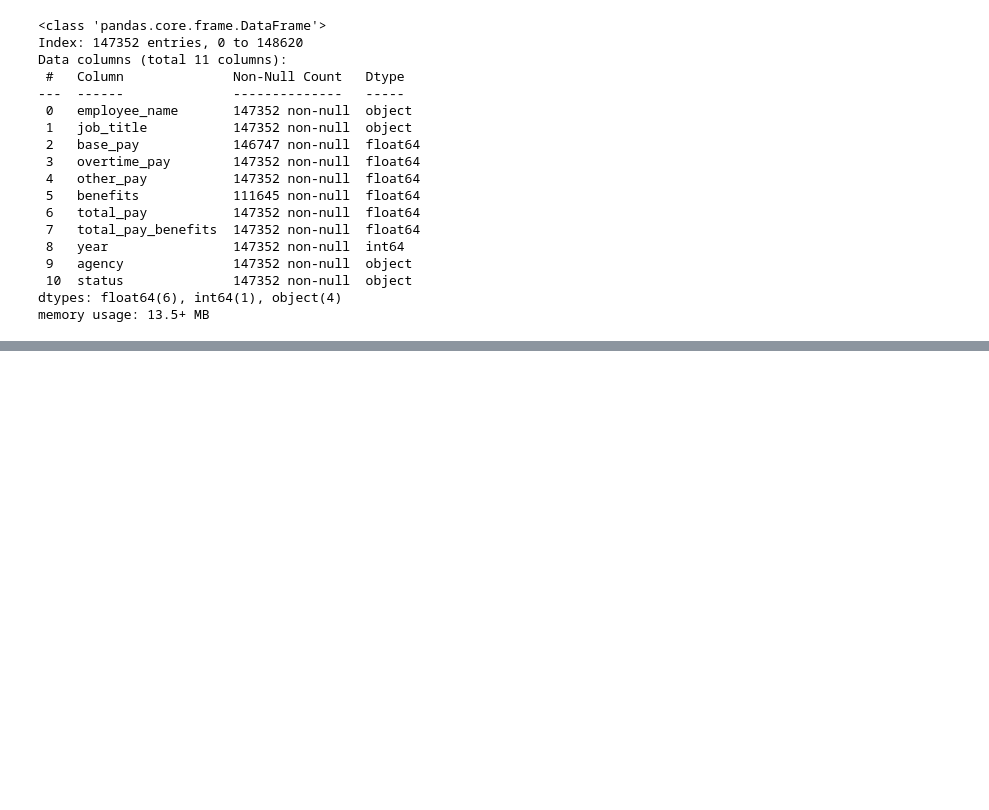
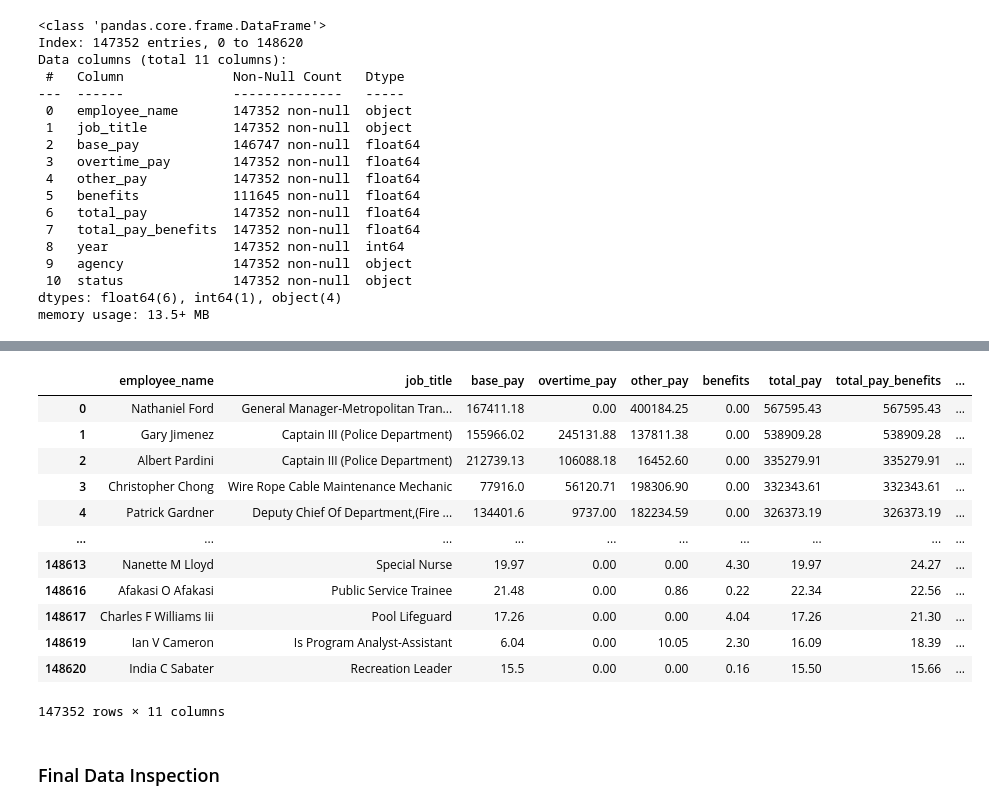
Before and after one commit to leiandrei/Salaries-Dataset-Cleaning-and-Aggregation, a Jupyter notebook: notebooks/analysis.ipynb, the cells around one changed output, grey strips where cells are left out. Cells and saved outputs as stored; diff of their text form; code cells hidden in the pictures; blank space fills up the shorter version.

```diff
--- a/notebooks/analysis.ipynb
+++ b/notebooks/analysis.ipynb
@@ -275,2 +265,24 @@ See the caveats in the documentation: https://pandas.pydata.org/pandas-docs/stab
 | 148620 | India C Sabater | Recreation Leader | 15.50 | 0.00 | 0.00 | 0.16 | 15.50 | 15.66 | ... |
 147352 rows × 11 columns
+# %%
+df.loc[:, "base_pay"] = df["base_pay"].fillna(df.groupby('job_title')["base_pay"].transform(np.median))
+df.loc[:, "base_pay"] = df["base_pay"].fillna(np.median)
+
+df.loc[:, "benefits"] = df["benefits"].fillna(0)
+df
+# %% [output]
+|  | employee_name | job_title | base_pay | overtime_pay | other_pay | benefits | total_pay | total_pay_benefits | ... |
+| 0 | Nathaniel Ford | General Manager-Metropolitan Tran... | 167411.18 | 0.00 | 400184.25 | 0.00 | 567595.43 | 567595.43 | ... |
+| 1 | Gary Jimenez | Captain III (Police Department) | 155966.02 | 245131.88 | 137811.38 | 0.00 | 538909.28 | 538909.28 | ... |
+| 2 | Albert Pardini | Captain III (Police Department) | 212739.13 | 106088.18 | 16452.60 | 0.00 | 335279.91 | 335279.91 | ... |
+| 3 | Christopher Chong | Wire Rope Cable Maintenance Mechanic | 77916.0 | 56120.71 | 198306.90 | 0.00 | 332343.61 | 332343.61 | ... |
+| 4 | Patrick Gardner | Deputy Chief Of Department,(Fire ... | 134401.6 | 9737.00 | 182234.59 | 0.00 | 326373.19 | 326373.19 | ... |
+| ... | ... | ... | ... | ... | ... | ... | ... | ... | ... |
+| 148613 | Nanette M Lloyd | Special Nurse | 19.97 | 0.00 | 0.00 | 4.30 | 19.97 | 24.27 | ... |
+| 148616 | Afakasi O Afakasi | Public Service Trainee | 21.48 | 0.00 | 0.86 | 0.22 | 22.34 | 22.56 | ... |
+| 148617 | Charles F Williams Iii | Pool Lifeguard | 17.26 | 0.00 | 0.00 | 4.04 | 17.26 | 21.30 | ... |
+| 148619 | Ian V Cameron | Is Program Analyst-Assistant | 6.04 | 0.00 | 10.05 | 2.30 | 16.09 | 18.39 | ... |
+| 148620 | India C Sabater | Recreation Leader | 15.5 | 0.00 | 0.00 | 0.16 | 15.50 | 15.66 | ... |
+147352 rows × 11 columns
+# %% [markdown]
+### Final Data Inspection
```
Also changed, not shown: parts of 11 cells of this notebook, 1 other file.
